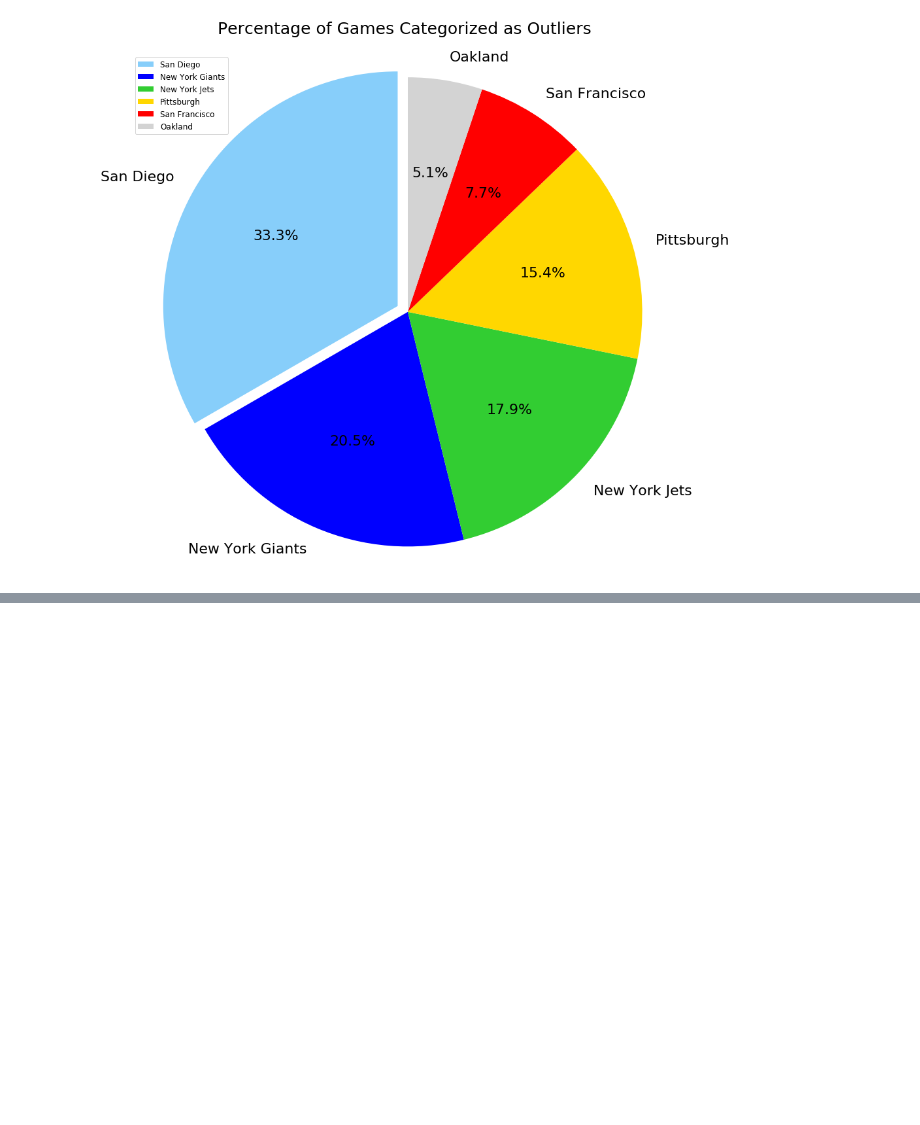
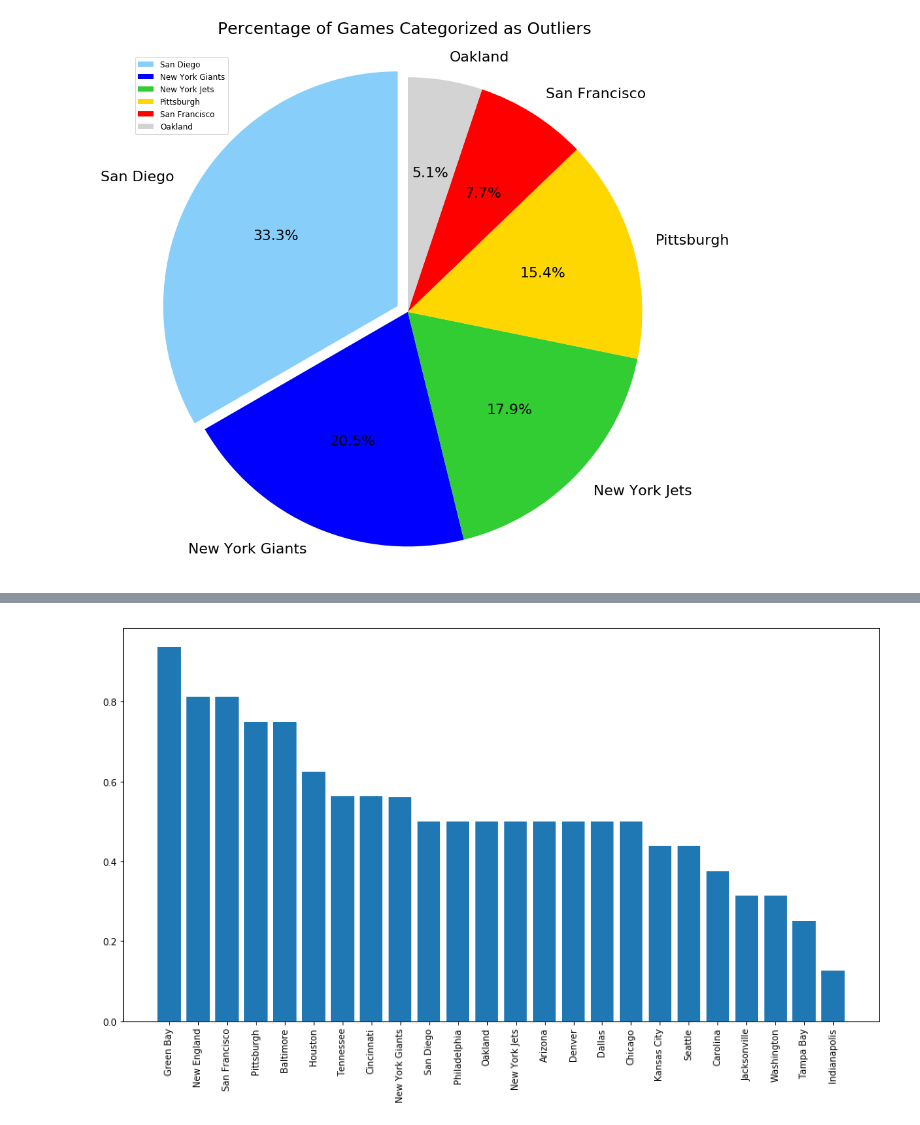
Before and after one commit to erictuscanes/Group-Project, a Jupyter notebook: NFL Arrests Notebook.ipynb, the cells around one changed output, grey strips where cells are left out. Drawn from its saved outputs; the diff is of its cells as text; code cells hidden in the pictures; blank space fills up the shorter version.

Commit message:
Updated some of the plots and started record analysis.

```diff
--- a/NFL Arrests Notebook.ipynb
+++ b/NFL Arrests Notebook.ipynb
@@ -340,0 +355,2 @@ plt.show()
+# %%
+nfl_records = pd.read_csv('NFL_Records.csv')
@@ -340,0 +375,8 @@ plt.show()
+# %%
+nfl_merged = pd.merge(nfl_arrests, nfl_records, how='left',
+                      left_on='home_team', right_on='Team').drop(columns=['Team'])
+
+nfl_merged.rename(columns={'2011':'WinPct 2011', '2012':'WinPct 2012',
+                           '2013':'WinPct 2013', '2014':'WinPct 2014', '2015':'WinPct 2015'}, inplace=True)
+
+nfl_merged.head()
@@ -340,0 +390,4 @@ plt.show()
+# %%
+# For now, lets only check out 2011.
+nfl_2011 = nfl_merged.loc[nfl_merged['season'] == 2011]
+nfl_2011
@@ -340,0 +413,7 @@ plt.show()
+# %%
+# Make a bar chart in Descending order showing the best teams and worst teams in 2011
+
+by2011_Team = nfl_2011.groupby('home_team')
+by2011_Team = by2011_Team.mean().sort_values(by='WinPct 2011', ascending=False)
+
+by2011_Team
@@ -340,0 +439,16 @@ plt.show()
+# %%
+# Plot the teams in a bar chart for the 2011 season:
+
+x_axis = np.arange(0, len(by2011_Team))
+
+# Plot figure
+fig, ax = plt.subplots(figsize=(15,8))
+ax.bar(data=by2011_Team, x=by2011_Team.index, height='WinPct 2011', align='center')
+
+# Rotate x-axis and set y limit
+plt.xticks(rotation='vertical')
+ax.set_ylim = (0,1)
+
+plt.show()
+# %% [output]
+[figure, added]
```
Also changed, not shown: parts of 16 cells of this notebook.
